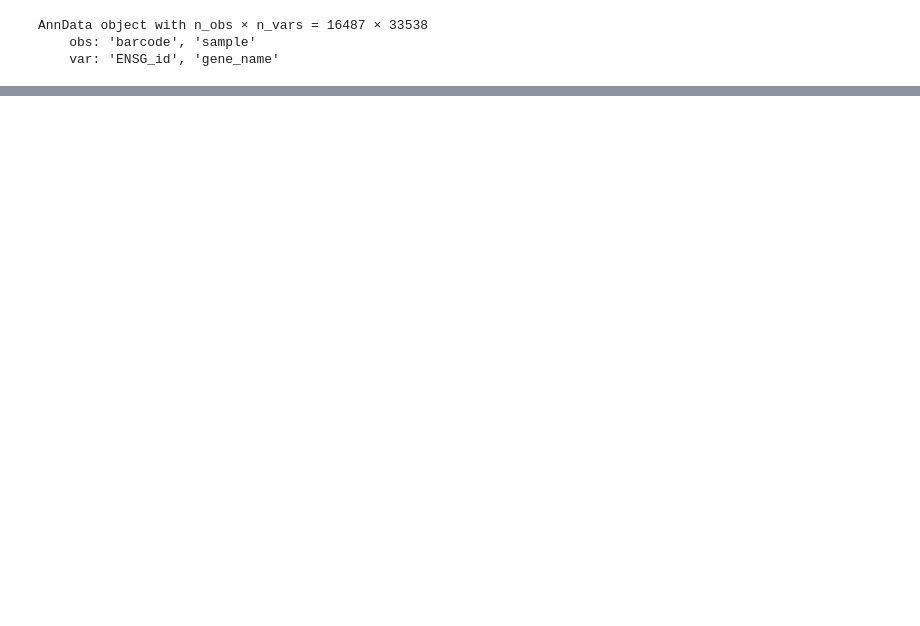
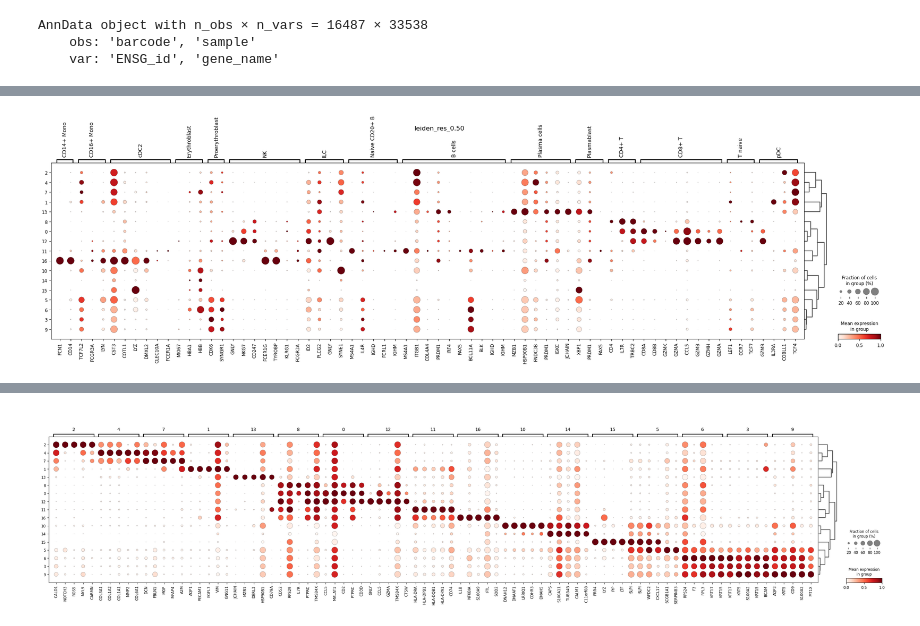
Before and after one commit to jwhitener95/sample_workflow, a Jupyter notebook: process_datasets/process_Miller2023.ipynb, the cells around one changed output, grey strips where cells are left out. Drawn from its saved outputs; the diff is of its cells as text; code cells hidden in the pictures; blank space fills up the shorter version.

Commit message:
Add labels

```diff
--- a/process_datasets/process_Miller2023.ipynb
+++ b/process_datasets/process_Miller2023.ipynb
@@ -34,7 +38,7 @@ AnnData object with n_obs × n_vars = 16487 × 33538
     var: 'ENSG_id', 'gene_name'
 # %%
 # Filter the data and perform some quality control checks
-adata = qc_and_filter(adata)
+adata = qc_and_filter(adata, save_as, ds_id)
 # %% [output]
 Preprocessing...
 Simulating doublets...
@@ -55,4 +59,4 @@ Percent doublets: 0.017322993252089837
 # %%
-# Label cell types in the AnnData
-adata = label_cells(adata)
+# Prepare to label cell types in the AnnData
+adata, marker_genes = label_cells(adata, save_as, ds_id)
 # %% [output]
@@ -61,36 +64,5 @@ adata = label_cells(adata)
 [figure]
-# %%
-# Marker genes from scanpy documentation
-marker_genes = {
-    "CD14+ Mono": ["FCN1", "CD14"],
-    "CD16+ Mono": ["TCF7L2", "FCGR3A", "LYN"],
-    # Note: DMXL2 should be negative
-    "cDC2": ["CST3", "COTL1", "LYZ", "DMXL2", "CLEC10A", "FCER1A"],
-    "Erythroblast": ["MKI67", "HBA1", "HBB"],
-    # Note HBM and GYPA are negative markers
-    "Proerythroblast": ["CDK6", "SYNGR1", "HBM", "GYPA"],
-    "NK": ["GNLY", "NKG7", "CD247", "FCER1G", "TYROBP", "KLRG1", "FCGR3A"],
-    "ILC": ["ID2", "PLCG2", "GNLY", "SYNE1"],
-    "Naive CD20+ B": ["MS4A1", "IL4R", "IGHD", "FCRL1", "IGHM"],
-    # Note IGHD and IGHM are negative markers
-    "B cells": [
-        "MS4A1",
-        "ITGB1",
-        "COL4A4",
-        "PRDM1",
-        "IRF4",
-        "PAX5",
-        "BCL11A",
-        "BLK",
-        "IGHD",
-        "IGHM",
-    ],
-    "Plasma cells": ["MZB1", "HSP90B1", "FNDC3B", "PRDM1", "IGKC", "JCHAIN"],
-    # Note PAX5 is a negative marker
-    "Plasmablast": ["XBP1", "PRDM1", "PAX5"],
-    "CD4+ T": ["CD4", "IL7R", "TRBC2"],
-    "CD8+ T": ["CD8A", "CD8B", "GZMK", "GZMA", "CCL5", "GZMB", "GZMH", "GZMA"],
-    "T naive": ["LEF1", "CCR7", "TCF7"],
-    "pDC": ["GZMB", "IL3RA", "COBLL1", "TCF4"],
-}
-sc.pl.dotplot(adata, marker_genes, groupby="leiden_res_0.02", standard_scale="var")
+# %%
+# Determine which resolutions may be useful for labelling cell types
+plot_clusters(adata, marker_genes, save_as, ds_id, "leiden_res_0.50")
+# %% [output]
@@ -96,0 +73 @@ sc.pl.dotplot(adata, marker_genes, groupby="leiden_res_0.02", standard_scale="va
+[figure, added]
@@ -96,0 +75 @@ sc.pl.dotplot(adata, marker_genes, groupby="leiden_res_0.02", standard_scale="va
+[figure, added]
```
Also changed, not shown: parts of 9 cells of this notebook, 10 other files.
